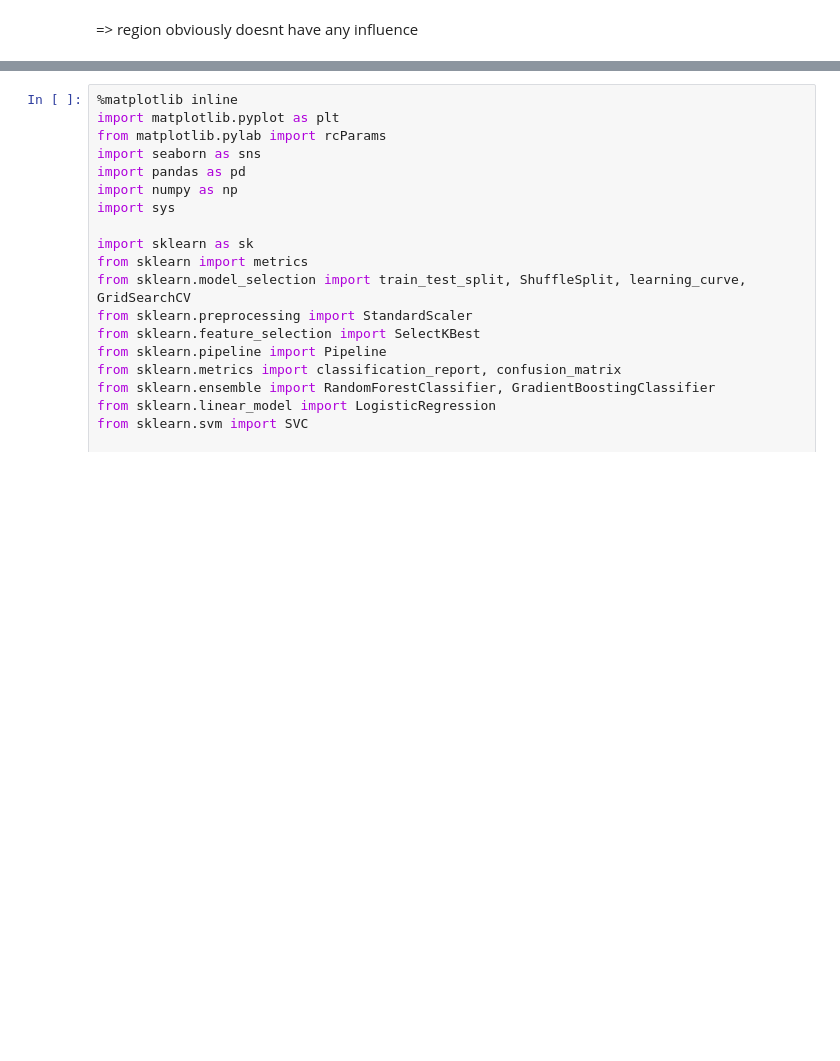
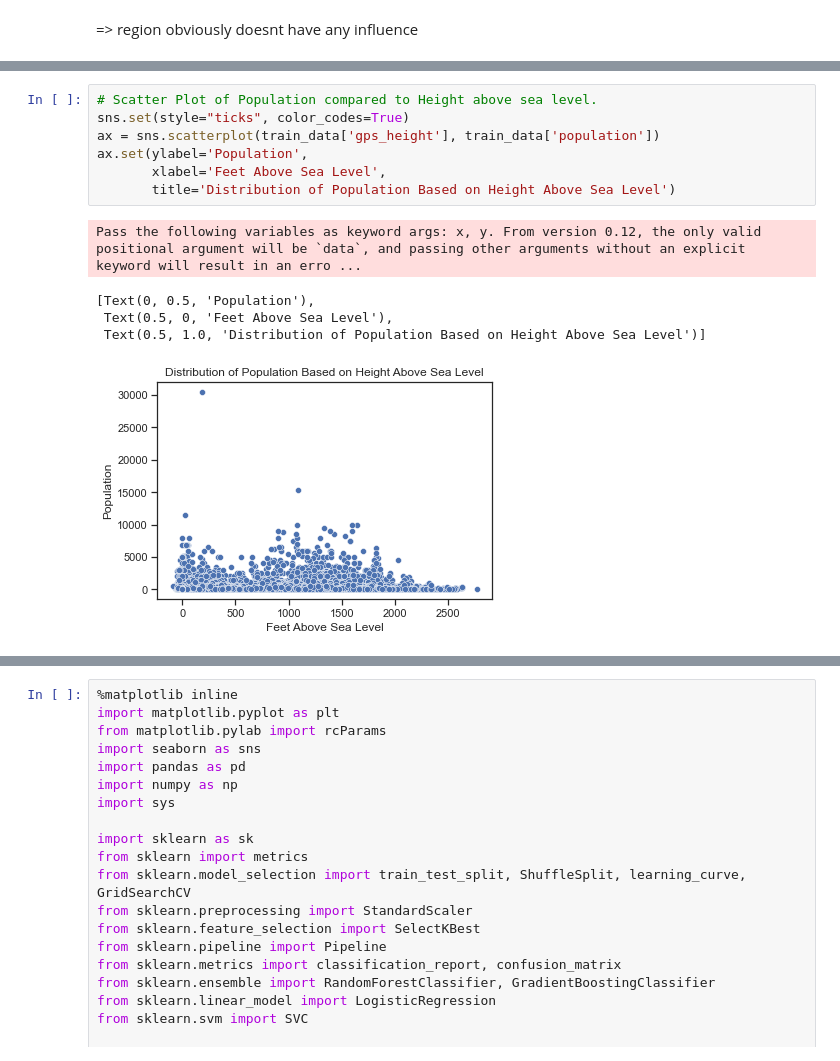
Before and after one commit to finitearth/DataExploration, a Jupyter notebook: luisa.ipynb, the cells around one changed output, grey strips where cells are left out. Cells and saved outputs as stored; diff of their text form; blank space fills up the shorter version.

```diff
--- a/luisa.ipynb
+++ b/luisa.ipynb
@@ -465,0 +493,13 @@ sns.barplot(x="region", y="percentage", hue="status_group", data=attrition_count
+# %%
+# Scatter Plot of Population compared to Height above sea level.
+sns.set(style="ticks", color_codes=True)
+ax = sns.scatterplot(train_data['gps_height'], train_data['population'])
+ax.set(ylabel='Population',
+       xlabel='Feet Above Sea Level',
+       title='Distribution of Population Based on Height Above Sea Level')
+# %% [output]
+Pass the following variables as keyword args: x, y. From version 0.12, the only valid positional argument will be `data`, and passing other arguments without an explicit keyword will result in an erro ...
+[Text(0, 0.5, 'Population'),
+ Text(0.5, 0, 'Feet Above Sea Level'),
+ Text(0.5, 1.0, 'Distribution of Population Based on Height Above Sea Level')]
+[figure, added]
```
Also changed, not shown: parts of 15 cells of this notebook.
